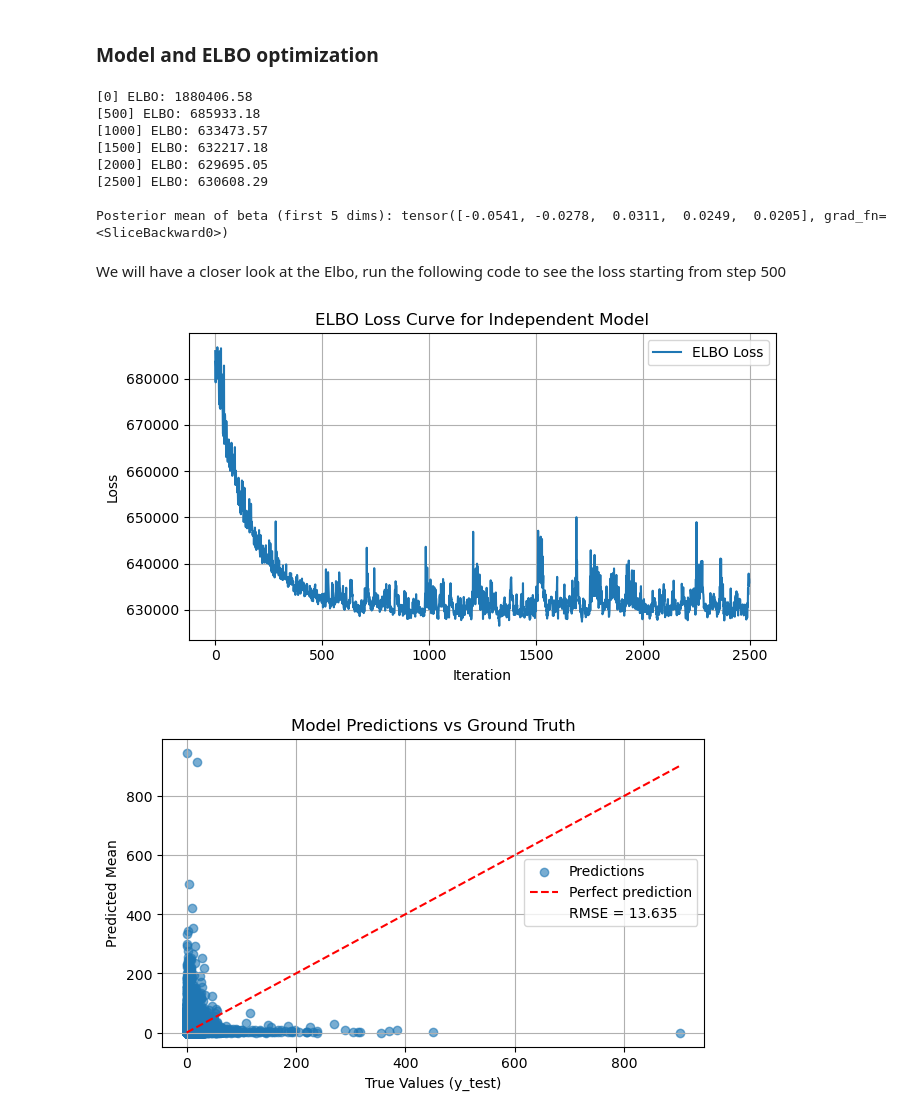
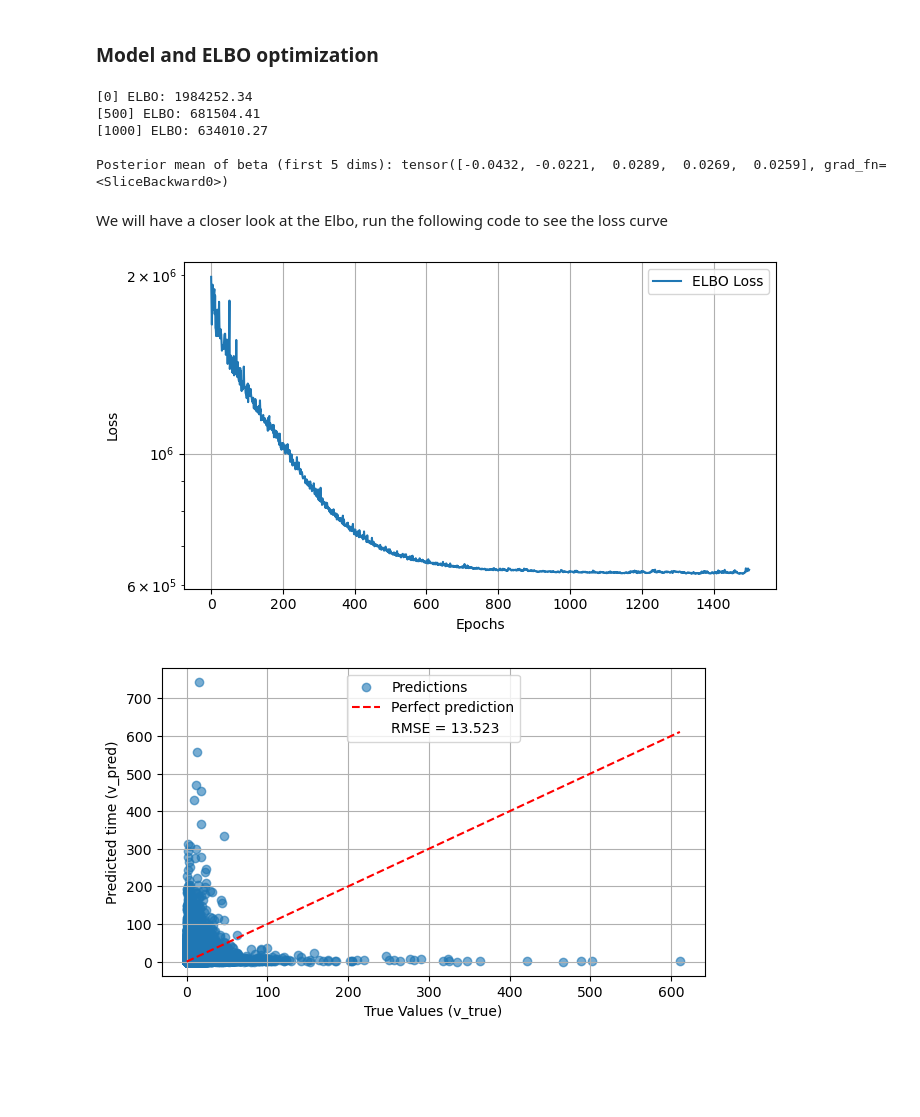
Before and after one commit to KarolineKlan/mbml_project, a Jupyter notebook: 1_Simple_PGM.ipynb, the cells around one changed output. Saved outputs shown, nothing was run; the diff lists cells and outputs as text; code cells hidden in the pictures; blank space fills up the shorter version.

```diff
--- a/1_Simple_PGM.ipynb
+++ b/1_Simple_PGM.ipynb
@@ -117,7 +109,7 @@ Lets split the data in train and testset and standadize it
 (x_emb_train, d_demo_train, v_time_train, a_count_train), (x_emb_test, d_demo_test, v_time_test, a_count_test) = split_patient_level(df, total_samples=len(df))
 
 # Standardize the embeddings and demographic data
-x_emb_train_pca, x_emb_test_pca, d_demo_train, d_demo_test = standardize_df(x_emb_train, x_emb_test, d_demo_train, d_demo_test)
+x_emb_train_pca, x_emb_test_pca, d_demo_train, d_demo_test = standardize_input(x_emb_train, x_emb_test, d_demo_train, d_demo_test)
 # Standardize the log v_time_train
 v_time_train, mean_v_time_train, std_v_time_train = standardize_tensor(torch.log(v_time_train))
 # %% [output]
@@ -407,7 +410,7 @@ optimizer = ClippedAdam(adam_params)
 elbo = Trace_ELBO(num_particles=3)
 svi = SVI(log_normal, guide, optimizer, loss=elbo)
 
-n_steps = 3000
+n_steps = 1500
 loss_curve = np.zeros(n_steps)
 for step in range(n_steps):
     loss = svi.step(X, y)
@@ -421,54 +424,50 @@ beta_mean_PP_I = posterior["beta"]
 
 print("\nPosterior mean of beta (first 5 dims):", beta_mean_PP_I[:5])
 # %% [output]
-[0] ELBO: 1880406.58
-[500] ELBO: 685933.18
-[1000] ELBO: 633473.57
-[1500] ELBO: 632217.18
-[2000] ELBO: 629695.05
-[2500] ELBO: 630608.29
+[0] ELBO: 1984252.34
+[500] ELBO: 681504.41
+[1000] ELBO: 634010.27
 
-Posterior mean of beta (first 5 dims): tensor([-0.0541, -0.0278,  0.0311,  0.0249,  0.0205], grad_fn=<SliceBackward0>)
+Posterior mean of beta (first 5 dims): tensor([-0.0432, -0.0221,  0.0289,  0.0269,  0.0259], grad_fn=<SliceBackward0>)
 # %% [markdown]
-We will have a closer look at the Elbo, run the following code to see the loss starting from step 500
+We will have a closer look at the Elbo, run the following code to see the loss curve
 # %%
 # plot loss curve
 plt.figure(figsize=(7, 4))
-plt.plot(loss_curve[500:], label='ELBO Loss')
-plt.xlabel('Iteration')
+plt.plot(loss_curve, label='ELBO Loss')
+plt.xlabel('Epochs')
 plt.ylabel('Loss')
-plt.title('ELBO Loss Curve for Independent Model')
+plt.yscale('log')
+plt.grid(True)
 plt.legend()
-plt.grid()
 plt.tight_layout()
 # %% [output]
-[figure, old version]
+[figure, new version]
 # %%
 # New predictions
-y_pred_log = dist.Normal(X_test @ beta_mean_PP_I, torch.tensor(1.0)).sample()
+v_pred_log = dist.Normal(X_test @ beta_mean_PP_I, torch.tensor(1.0)).sample()
 
 # Convert predictions and true values back to original scale
-y_pred_np = np.exp(reverse_standardize_tensor(y_pred_log, mean_v_time_train, std_v_time_train).cpu().numpy())
+v_pred_np = np.exp(reverse_standardize_tensor(v_pred_log, mean_v_time_train, std_v_time_train).cpu().numpy())
 v_test_np = v_time_test.cpu().numpy()
 
 # Compute RMSE
-rmse = np.sqrt(mean_squared_error(v_test_np, y_pred_np))
+rmse = np.sqrt(mean_squared_error(v_test_np, v_pred_np))
 
 # Plot
 plt.figure(figsize=(7, 4))
-plt.scatter(v_test_np, y_pred_clean, alpha=0.6, label="Predictions")
+plt.scatter(v_test_np, v_pred_np, alpha=0.6, label="Predictions")
 plt.plot([v_test_np.min(), v_test_np.max()],
          [v_test_np.min(), v_test_np.max()],
          'r--', label="Perfect prediction")
 
 # Add dummy plot for RMSE
 plt.plot([], [], ' ', label=f"RMSE = {rmse:.3f}")
 
 plt.xlabel("True Values (v_true)")
 plt.ylabel("Predicted time (v_pred)")
-plt.title("Model Predictions vs Ground Truth")
 plt.legend()
 plt.grid(True)
 plt.show()
 # %% [output]
-[figure, old version]
+[figure, new version]
```
Also changed, not shown: parts of 15 cells of this notebook.
